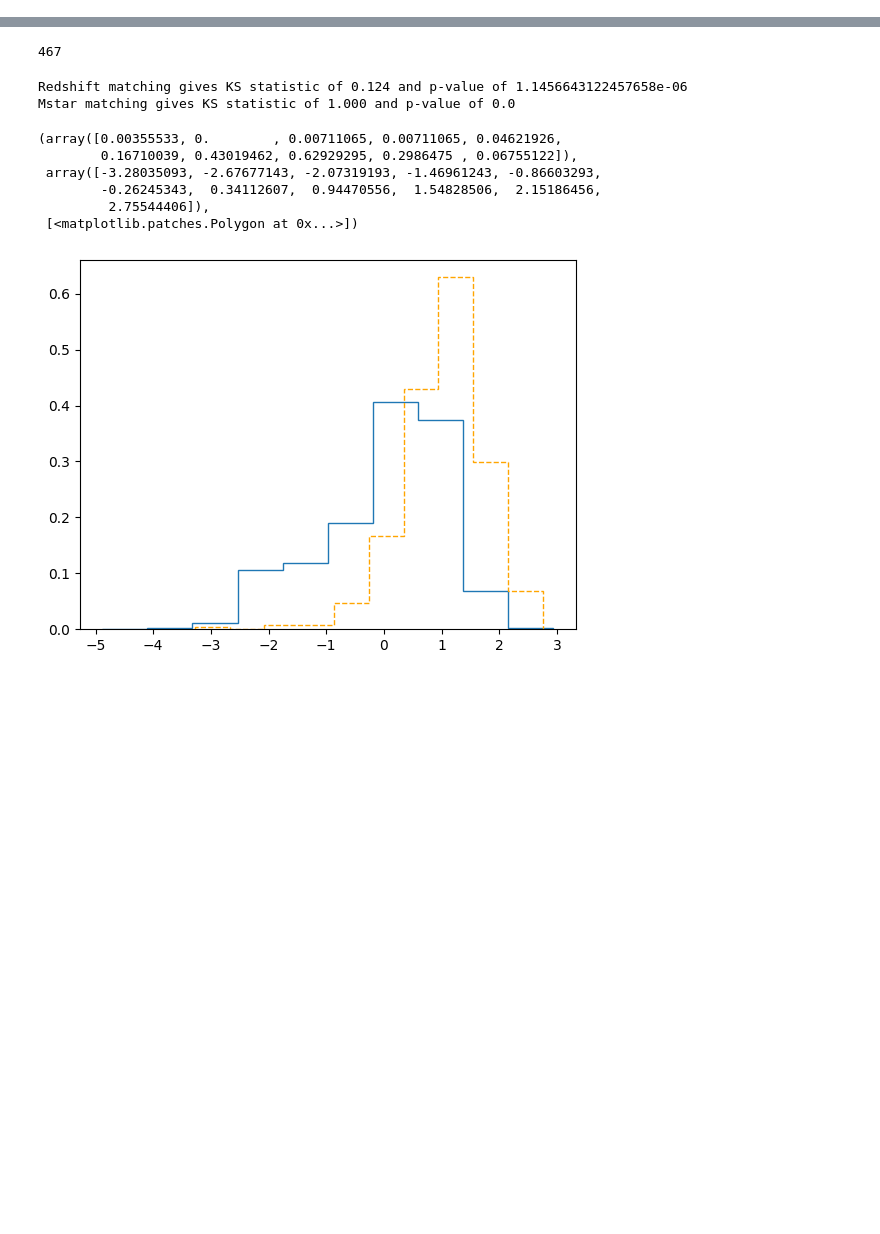
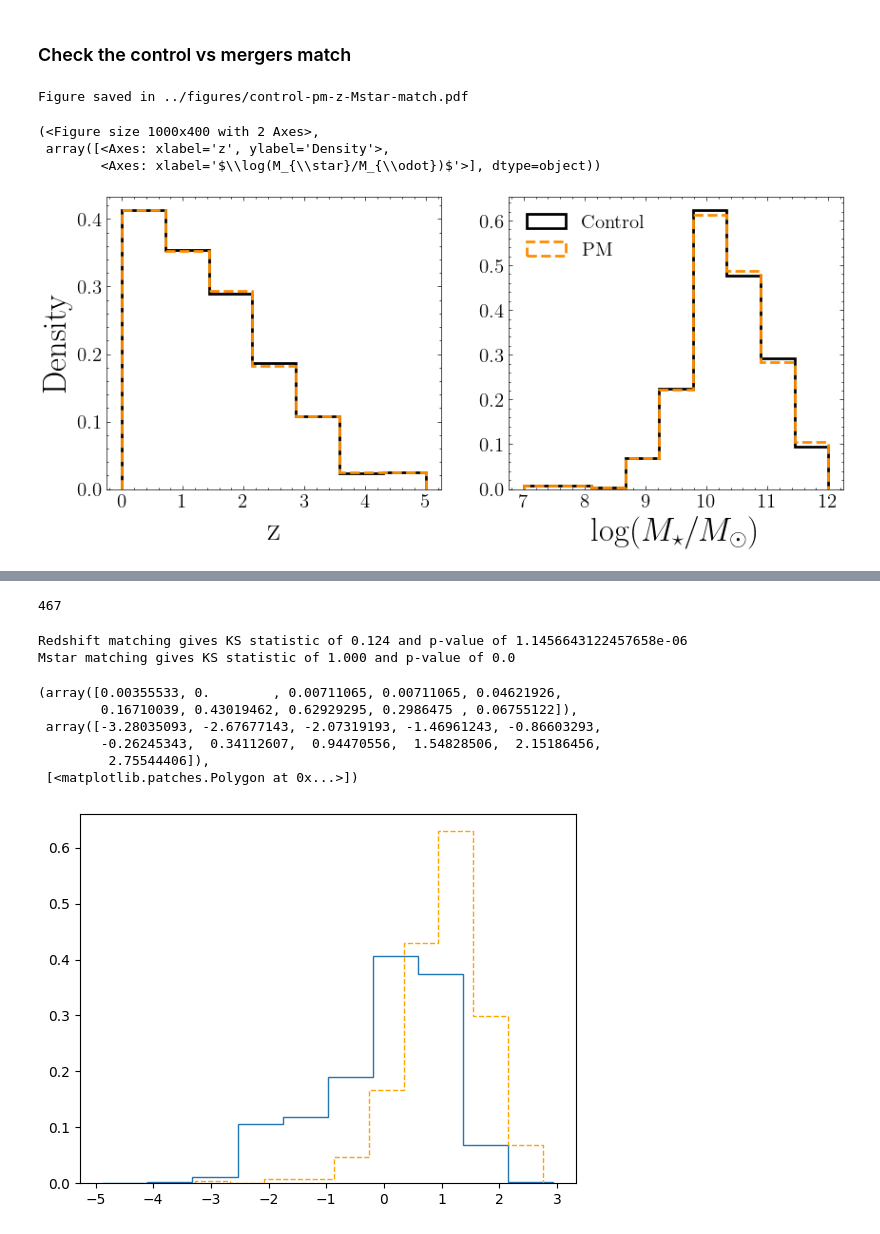
Before and after one commit to pranav-satheesh/host_galaxies, a Jupyter notebook: notebooks/control_samples_analysis.ipynb, the cells around one changed output, grey strips where cells are left out. Drawn from its saved outputs; the diff is of its cells as text; code cells hidden in the pictures; blank space fills up the shorter version.

Commit message:
Added figures for matching

```diff
--- a/notebooks/control_samples_analysis.ipynb
+++ b/notebooks/control_samples_analysis.ipynb
@@ -10,0 +16,13 @@ import weights
+# %%
+import scienceplots
+plt.style.use('science')
+# %%
+pop_file_loc = "/home/pranavsatheesh/host_galaxies/data/population_files/"
+pop_file = pop_file_loc + "population_sort_gas-100_dm-100_star-100_bh-001_w_rsep_cut.hdf5"
+pop = h5py.File(pop_file, 'r')
+# %%
+control_file_loc = "/home/pranavsatheesh/host_galaxies/data/control_files/"
+control_idx_file = "control_sample_ids.txt"
+controlpop = control.control_samples(pop,control_file_loc,control_idx_file)
+# %% [markdown]
+### Check the control vs mergers match
@@ -10,0 +41,10 @@ import weights
+# %%
+figure_loc = '../figures/'
+# %%
+controlpop.match_z_Mstar_plot(figure_loc)
+# %% [output]
+Figure saved in ../figures/control-pm-z-Mstar-match.pdf
+(<Figure size 1000x400 with 2 Axes>,
+ array([<Axes: xlabel='z', ylabel='Density'>,
+        <Axes: xlabel='$\\log(M_{\\star}/M_{\\odot})$'>], dtype=object))
+[figure, added]
```
Also changed, not shown: parts of 19 cells of this notebook, 10 other files.
